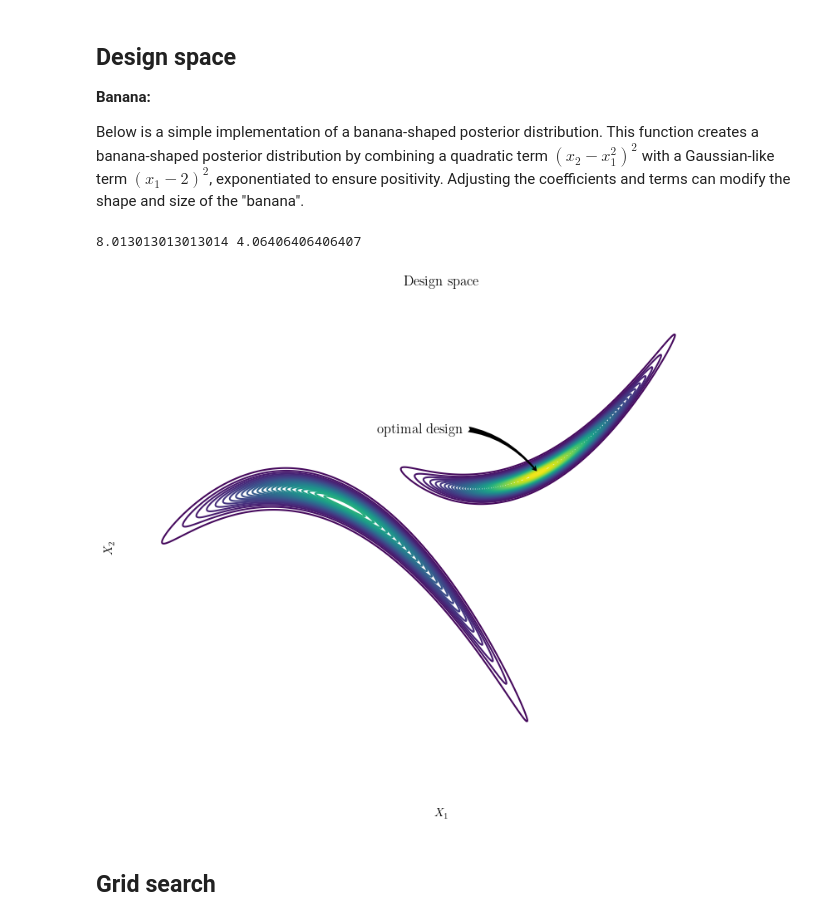
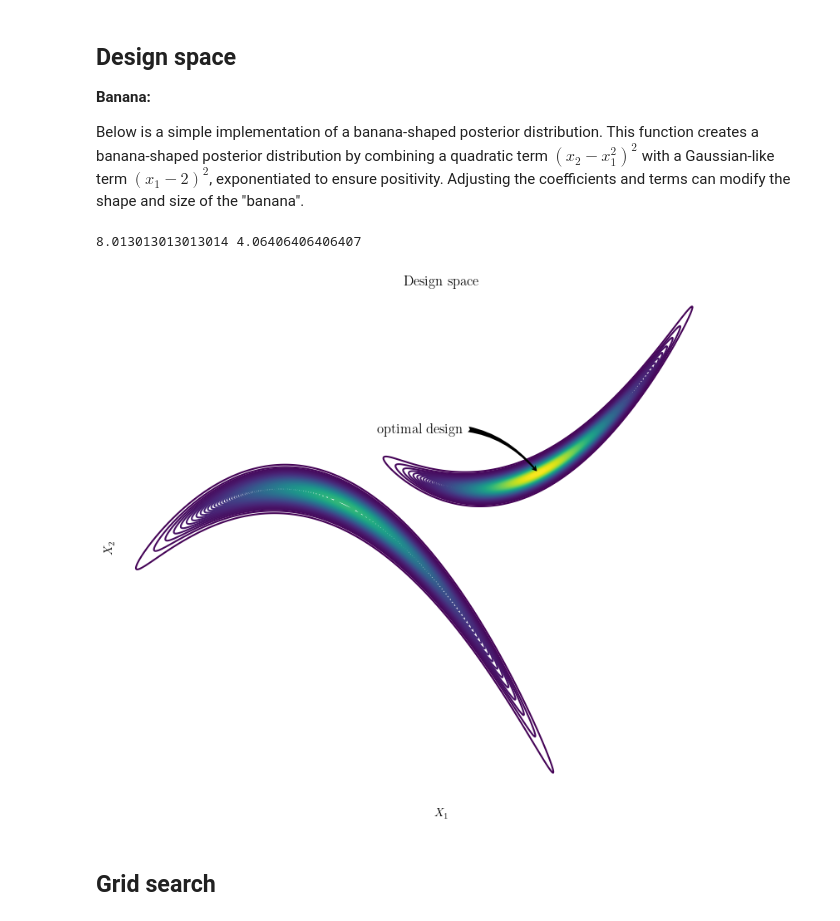
Before and after one commit to mark-hobbs/articles, a Jupyter notebook: design-space-exploration/design-space-exploration.ipynb, the cells around one changed output. Saved outputs shown, nothing was run; the diff lists cells and outputs as text; code cells hidden in the pictures.

```diff
--- a/design-space-exploration/design-space-exploration.ipynb
+++ b/design-space-exploration/design-space-exploration.ipynb
@@ -59,9 +211,9 @@ def weighted_multi_gaussian_mixture(x):
 # %%
 design_space = double_banana
 # %%
-def plot_design_space(X1, X2, Z, X1_scatter=None, X2_scatter=None, c='black'):
+def plot_design_space(X1, X2, Z, X1_scatter=None, X2_scatter=None, levels=40, c='black'):
     plt.figure(figsize=(10, 8))
-    plt.contour(X1, X2, Z, levels=40, cmap='viridis')
+    plt.contour(X1, X2, Z, levels=levels, cmap='viridis')
     plt.xlabel('$X_1$')
     plt.ylabel('$X_2$')
     plt.title('Design space')
@@ -74,35 +226,35 @@ def plot_design_space(X1, X2, Z, X1_scatter=None, X2_scatter=None, c='black'):
 # %%
 x1_range = np.linspace(-5, 15, 1000)
 x2_range = np.linspace(-80, 50, 1000)
 X1, X2 = np.meshgrid(x1_range, x2_range)
 Z = np.array([[design_space((x1, x2)) for x1 in x1_range] for x2 in x2_range])
 Z = np.where(Z > 0.01, Z, np.nan)
 
 max_index = np.unravel_index(np.nanargmax(Z), Z.shape)
 x1_max, x2_max = X1[max_index], X2[max_index]
 print(x1_max, x2_max)
 
-plot_design_space(X1, X2, Z)
+plot_design_space(X1, X2, Z, levels=100)
 
 plt.annotate(
     'optimal design',
     xy=(x1_max, x2_max),
     xytext=(x1_max - 5, x2_max + 10),
     fontsize=12,
     ha='left',
     color='black',
     arrowprops=dict(
         arrowstyle='fancy',
         connectionstyle='arc3,rad=-0.3',
         facecolor='black',
         edgecolor='none'
     )
 )
 
 plt.savefig('design-space.png', dpi=300, bbox_inches='tight')
 # %% [output]
 8.013013013013014 4.06406406406407
-[figure, old version]
+[figure, new version]
 # %% [markdown]
 ## Grid search
 # %%
```
Also changed, not shown: parts of 13 cells of this notebook.
